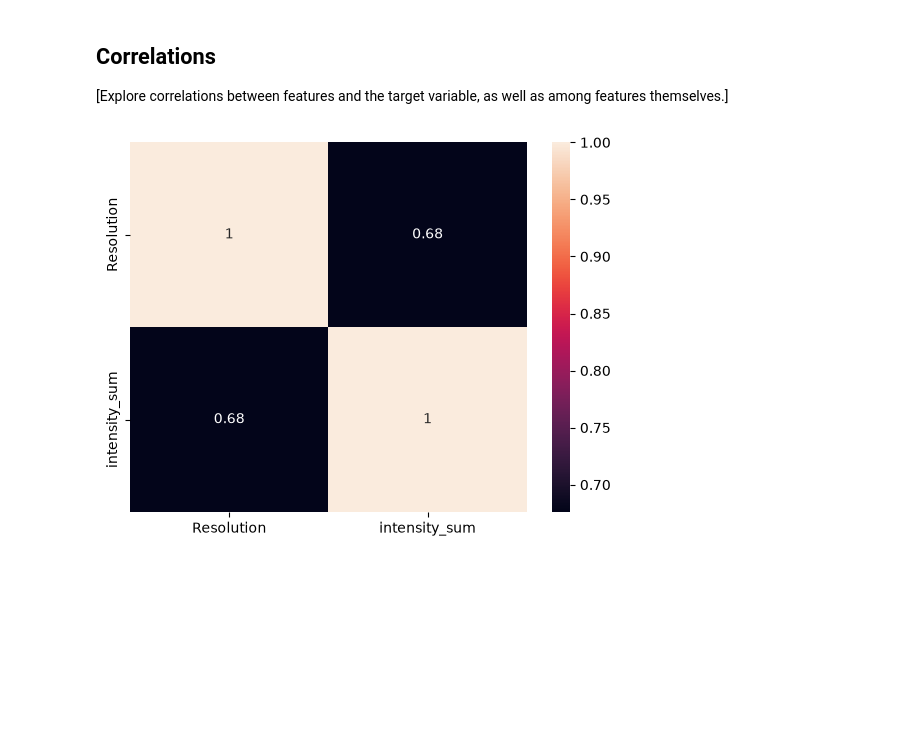
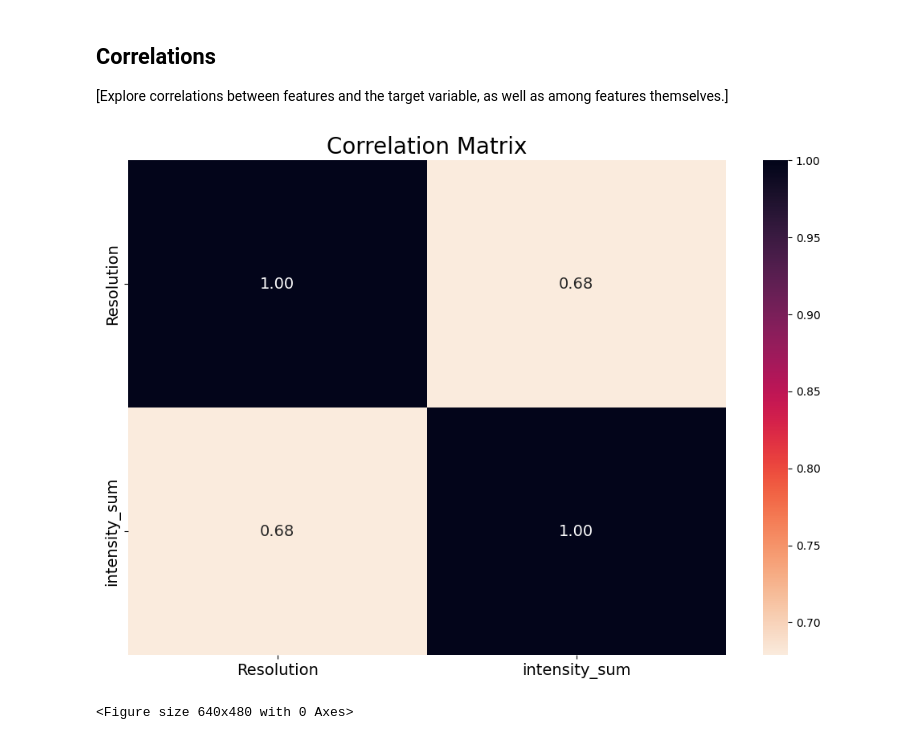
Before and after one commit to Torbus2025/photoemission_quality, a Jupyter notebook: 1_DatasetCharacteristics/exploratory_data_analysis_2.ipynb, the cells around one changed output. Saved outputs shown, nothing was run; the diff lists cells and outputs as text; code cells hidden in the pictures; blank space fills up the shorter version.

Commit message:
dataset characteristics new plots

```diff
--- a/1_DatasetCharacteristics/exploratory_data_analysis_2.ipynb
+++ b/1_DatasetCharacteristics/exploratory_data_analysis_2.ipynb
@@ -32,7 +32,8 @@ import pandas as pd
 # small test file: x_y_grid_20260417_105734_020_z000000_snapshot_20260504_103145.h5
 # big unbinned file: x_y_grid_20260417_105734_020_z000000_snapshot_20260504_103607.h5
 
-hf = h5py.File('../../ML_data/x_y_grid_20260417_105734_020_z000000_snapshot_20260504_103145.h5', 'r')
+#hf = h5py.File('../../ML_data/x_y_grid_20260417_105734_020_z000000_snapshot_20260504_103145.h5', 'r')
+hf = h5py.File('/Users/katharinasteinkirchner/Documents/Machine Learning/x_y_grid_20260417_105734_020_z000000_snapshot_20260504_103145.h5', 'r')
 print("Structure of the h5 file:")
 print(f"highest order groups: {list(hf.keys())}")
 general_group = hf.get('entry')
@@ -46,7 +47,8 @@ data_group = acquisition_group.get('data')
 
 #import of the labels from a seperate csv file, as they are not included in the h5 file
 #labels_df = pd.read_csv('../../../ML_data/Classification_table.csv', delimiter=';', usecols=['Symmetrie', 'Resolution'])
-labels_df = pd.read_excel('../../ML_data/Classification_table_Version3.xlsx', usecols=['Resolution'])
+labels_df = pd.read_excel('/Users/katharinasteinkirchner/Documents/Machine Learning/Classification_table_Version3.xlsx', usecols=['Resolution'])
+y = labels_df['Resolution']
 print(f"Shape of the labels dataframe: {labels_df.shape}")
 print(f"First few rows of the labels dataframe:\n{labels_df.head()}")
 
@@ -153,13 +170,34 @@ sns.countplot(x='Resolution', data=labels_df)
 # %%
 # Example: Plotting a heatmap to show feature correlations
 correlation_matrix = labels_df.corr()
-sns.heatmap(correlation_matrix, annot=True)
+
+plt.figure(figsize=(12,8))
+ax = sns.heatmap(
+    correlation_matrix,
+    annot=True,
+    cmap="rocket_r",
+    fmt=".2f",
+    annot_kws={"size": 14}
+)
+
+ax.tick_params(axis='x', labelsize=14)
+ax.tick_params(axis='y', labelsize=14)
+
+plt.title(f'Correlation Matrix', size=20)
 plt.show()
+
+plt.savefig(
+            f"Correlation_Matrix.pdf",
+            bbox_inches="tight",
+            pad_inches=0.06
+         )
+
 
 # In this case, we want to check, wether there is a correlation between
 # the overall intensity of the picture (x,y) and the asigned quality label.
 # %% [output]
-[figure, old version]
+[figure, new version]
+<Figure size 640x480 with 0 Axes>
 # %%
 # heatmaps to show the distribution of the intensity sums across the samples as well as the distribution of the quality labels (Resolution and Symmetrie).
 
```
Also changed, not shown: parts of 4 cells of this notebook, 1 other file.
